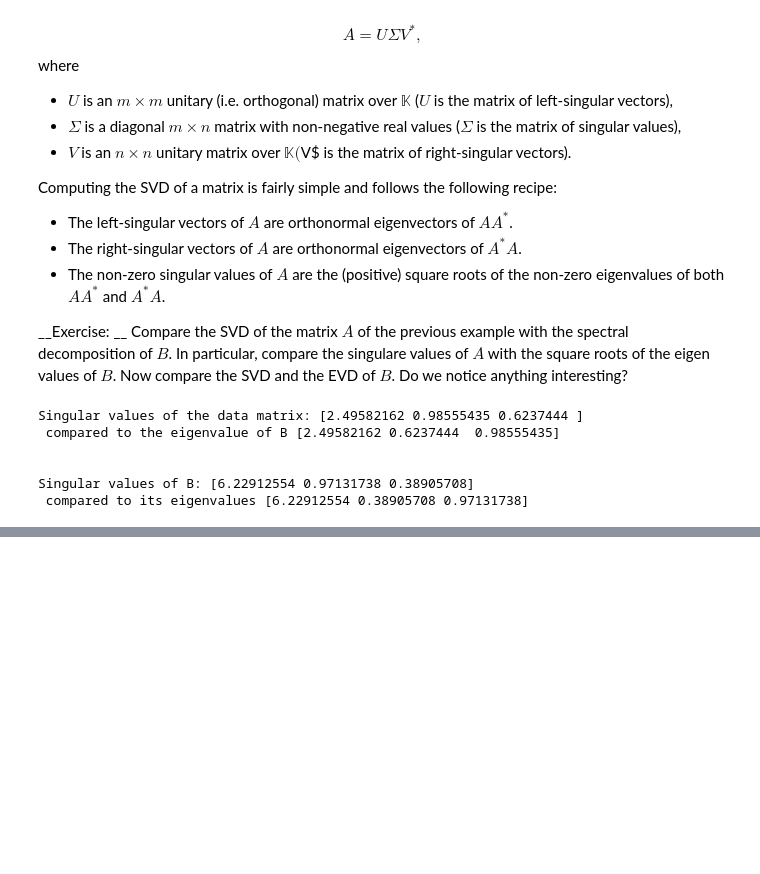
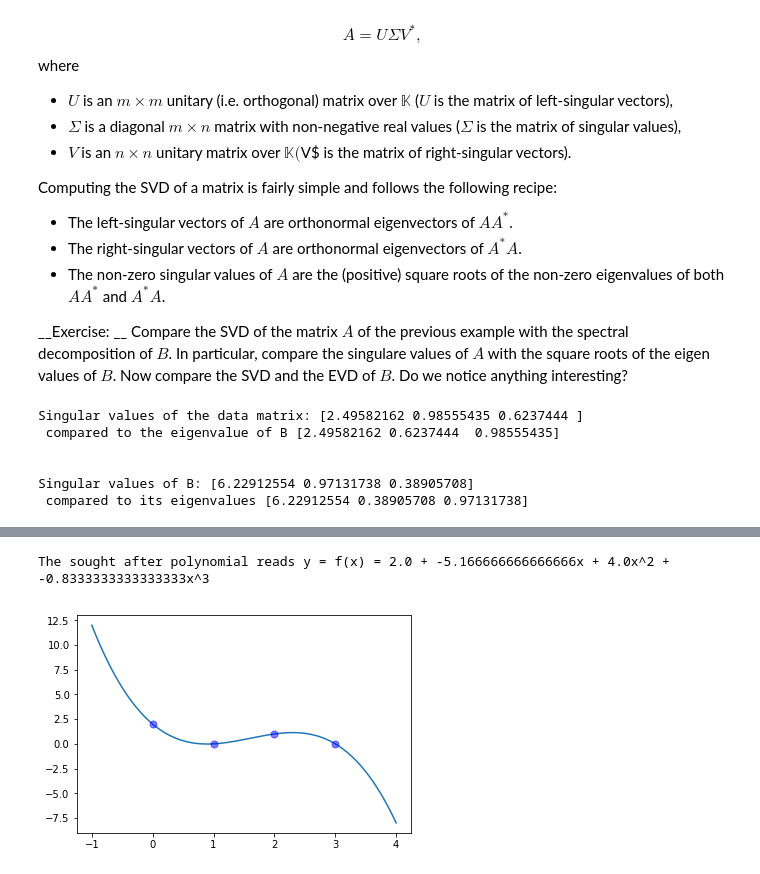
Before and after one commit to jlbouchot/JupyterExamples, a Jupyter notebook: MathsForDataScience.ipynb, the cells around one changed output, grey strips where cells are left out. Saved outputs shown, nothing was run; the diff lists cells and outputs as text; code cells hidden in the pictures; blank space fills up the shorter version.

Commit message:
Started dealing with some python examples and graphs

```diff
--- a/MathsForDataScience.ipynb
+++ b/MathsForDataScience.ipynb
@@ -290,0 +275,16 @@ What happens in case the measurement device is not ideal? Problem with noise.
+# %%
+x_data = [0,1,2,3]
+sampl_mtx = np.matrix('1 0 0 0; 1 1 1 1; 1 2 4 8; 1 3 9 27')
+y_data = [2,0,1,0]
+coefs = np.matmul(np.linalg.inv(sampl_mtx),y_data)
+t = np.linspace(-1,4,151)
+y_predicted = [coefs[0,0] + coefs[0,1]*x + coefs[0,2]*x**2 + coefs[0,3]*x**3 for x in t]
+
+plt.figure()
+plt.plot(t,y_predicted)
+plt.plot(x_data, y_data, 'o', markersize=7, color='blue', alpha=0.5, label='samples')
+
+print('The sought after polynomial reads y = f(x) = {} + {}x + {}x^2 + {}x^3'.format(coefs[0,0],coefs[0,1],coefs[0,2],coefs[0,3]))
+# %% [output]
+The sought after polynomial reads y = f(x) = 2.0 + -5.166666666666666x + 4.0x^2 + -0.8333333333333333x^3
+[figure, added]
```
Also changed, not shown: parts of 6 cells of this notebook.
